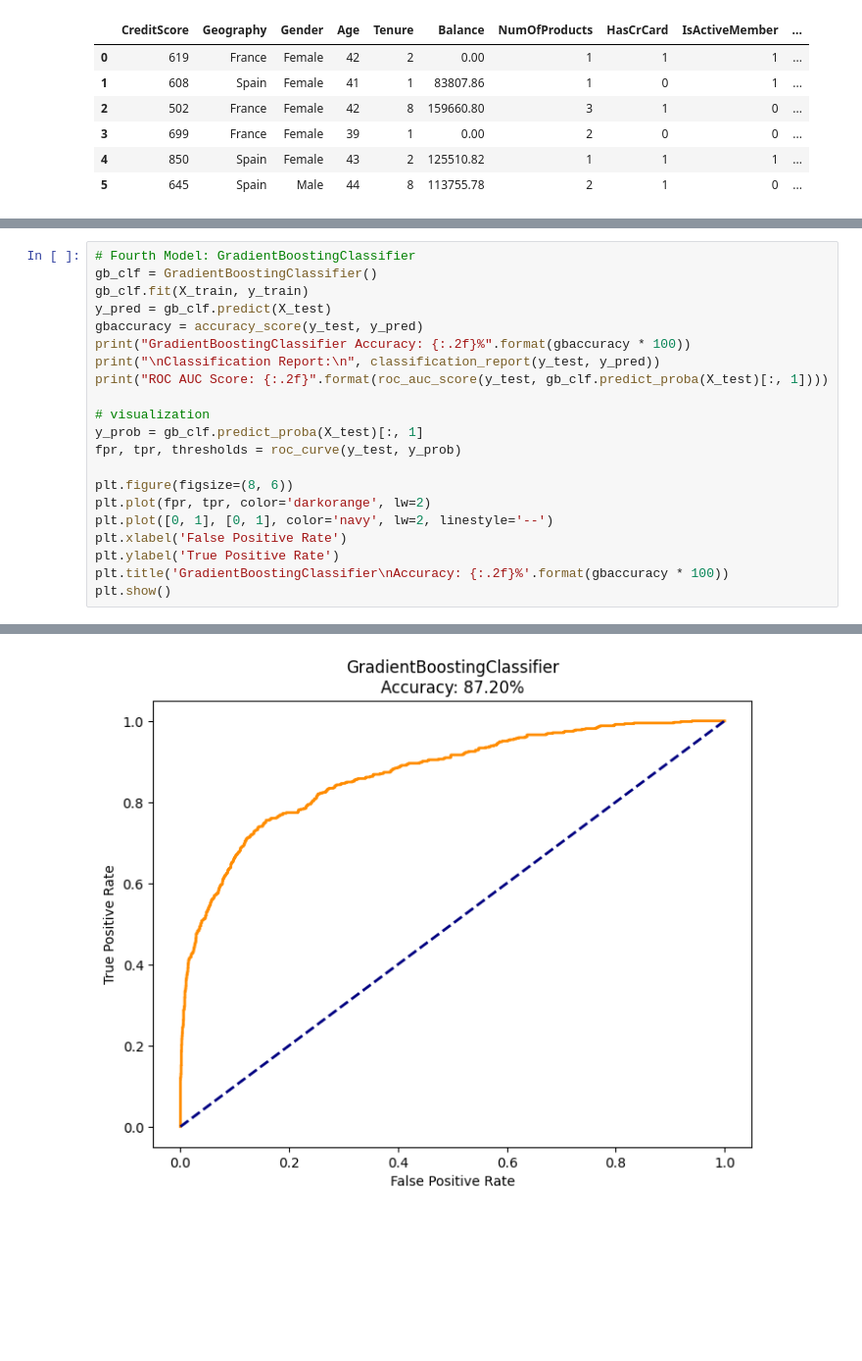
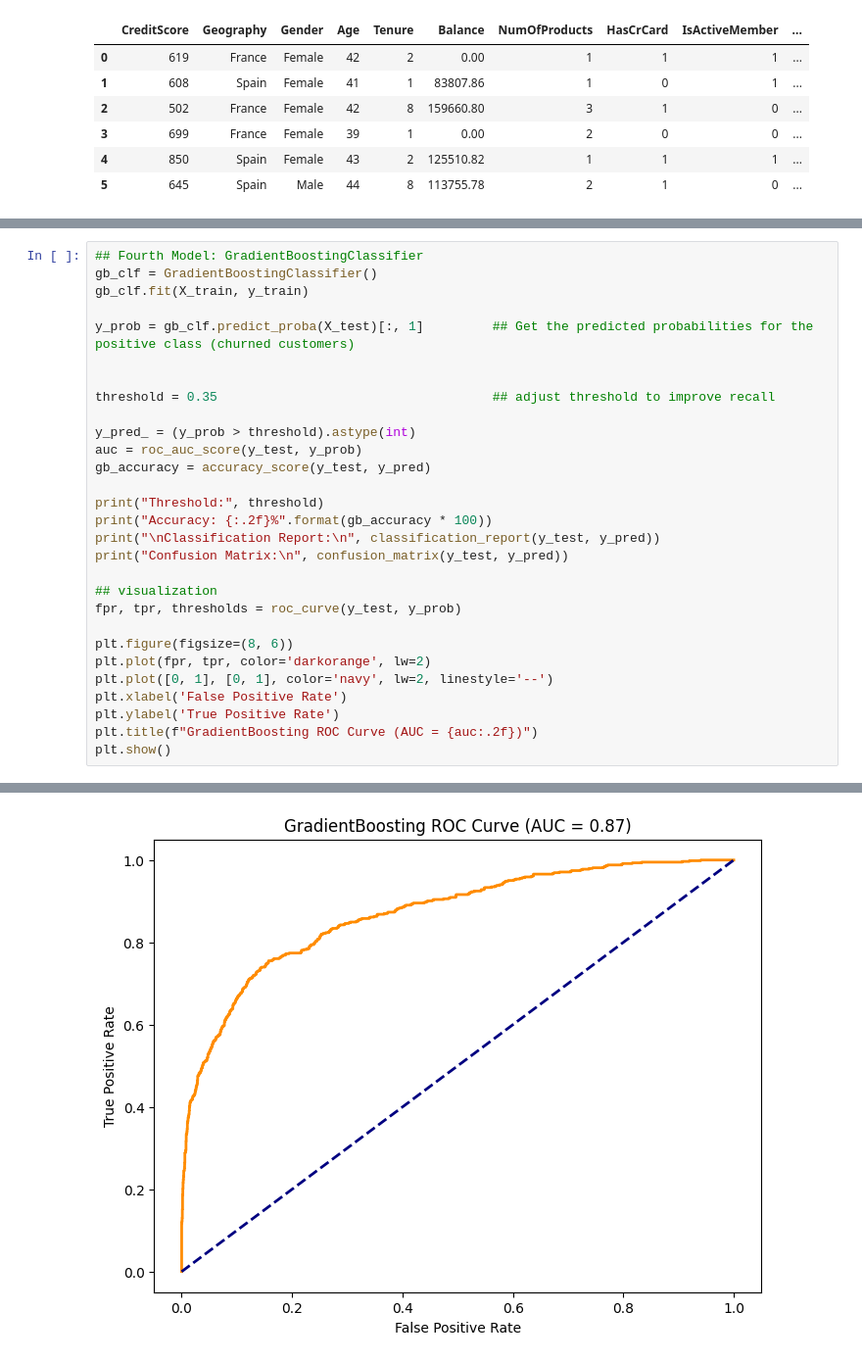
Before and after one commit to timoajayi/capstone-customer-churn-prediction, a Jupyter notebook: Customer_churn_prediction.ipynb, the cells around one changed output, grey strips where cells are left out. Shown at 98% size. Cells and saved outputs as stored; diff of their text form; blank space fills up the shorter version.

Commit message:
build six model

```diff
--- a/Customer_churn_prediction.ipynb
+++ b/Customer_churn_prediction.ipynb
@@ -476,15 +570,23 @@ plt.show()
 # %%
-# Fourth Model: GradientBoostingClassifier
+## Fourth Model: GradientBoostingClassifier
 gb_clf = GradientBoostingClassifier()
 gb_clf.fit(X_train, y_train)
-y_pred = gb_clf.predict(X_test)
-gbaccuracy = accuracy_score(y_test, y_pred)
-print("GradientBoostingClassifier Accuracy: {:.2f}%".format(gbaccuracy * 100))
+
+y_prob = gb_clf.predict_proba(X_test)[:, 1]         ## Get the predicted probabilities for the positive class (churned customers)
+
+
+threshold = 0.35                                    ## adjust threshold to improve recall
+
+y_pred_ = (y_prob > threshold).astype(int)
+auc = roc_auc_score(y_test, y_prob)
+gb_accuracy = accuracy_score(y_test, y_pred)
+
+print("Threshold:", threshold)
+print("Accuracy: {:.2f}%".format(gb_accuracy * 100))
 print("\nClassification Report:\n", classification_report(y_test, y_pred))
-print("ROC AUC Score: {:.2f}".format(roc_auc_score(y_test, gb_clf.predict_proba(X_test)[:, 1])))
+print("Confusion Matrix:\n", confusion_matrix(y_test, y_pred))
 
-# visualization
-y_prob = gb_clf.predict_proba(X_test)[:, 1]
+## visualization
 fpr, tpr, thresholds = roc_curve(y_test, y_prob)
 
 plt.figure(figsize=(8, 6))
@@ -492,6 +594,6 @@ plt.plot(fpr, tpr, color='darkorange', lw=2)
 plt.plot([0, 1], [0, 1], color='navy', lw=2, linestyle='--')
 plt.xlabel('False Positive Rate')
 plt.ylabel('True Positive Rate')
-plt.title('GradientBoostingClassifier\nAccuracy: {:.2f}%'.format(gbaccuracy * 100))
+plt.title(f"GradientBoosting ROC Curve (AUC = {auc:.2f})")
 plt.show()
 # %% [output]
@@ -511 +616 @@ ROC AUC Score: 0.87
-[figure, old version]
+[figure, new version]
```
Also changed, not shown: parts of 49 cells of this notebook, 12 other files.
